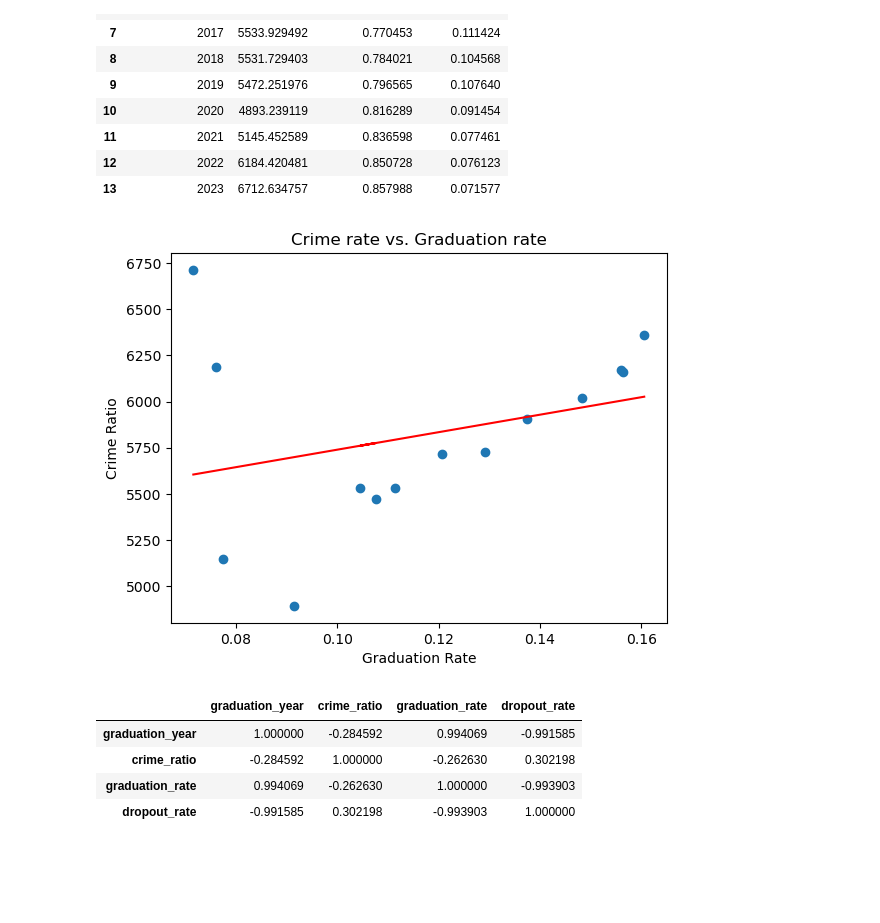
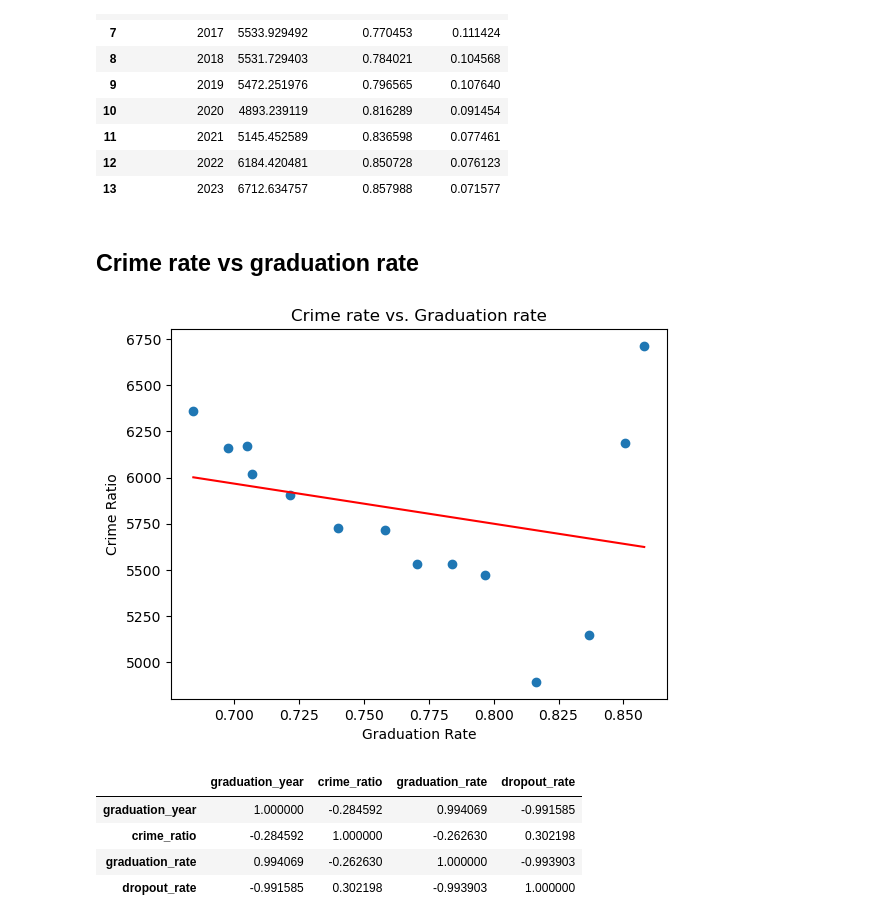
Before and after one commit to Jeff-Brady/crime_nerds, a Jupyter notebook: Almu/notebook_almu.ipynb, the cells around one changed output. Cells and saved outputs as stored; diff of their text form; code cells hidden in the pictures; blank space fills up the shorter version.

```diff
--- a/Almu/notebook_almu.ipynb
+++ b/Almu/notebook_almu.ipynb
@@ -1409,28 +1387,30 @@ crime_rate_education_merge_total
 | 11 | 2021 | 5145.452589 | 0.836598 | 0.077461 |
 | 12 | 2022 | 6184.420481 | 0.850728 | 0.076123 |
 | 13 | 2023 | 6712.634757 | 0.857988 | 0.071577 |
+# %% [markdown]
+## Crime rate vs graduation rate
 # %%
 # Create a scatter plot
-plt.scatter(crime_rate_education_merge_total['dropout_rate'], crime_rate_education_merge_total['crime_ratio'], label='Data')
+plt.scatter(crime_rate_education_merge_total['graduation_rate'], crime_rate_education_merge_total['crime_ratio'], label='Data')
 
 # Fit a linear regression model
-X = crime_rate_education_merge_total['dropout_rate'].values.reshape(-1, 1)
+X = crime_rate_education_merge_total['graduation_rate'].values.reshape(-1, 1)
 y = crime_rate_education_merge_total['crime_ratio'].values
 model = LinearRegression().fit(X, y)
 
 # Plot the regression line
 plt.plot(X, model.predict(X), color='red')
 
 # Add labels and title
 plt.xlabel('Graduation Rate')
 plt.ylabel('Crime Ratio')
 plt.title('Crime rate vs. Graduation rate')
 #plt.legend()
 
 # Show plot
 plt.show()
 # %% [output]
-[figure, old version]
+[figure, new version]
 # %%
 correlation_matrix = crime_rate_education_merge_total.corr()
 correlation_matrix
```
Also changed, not shown: parts of 18 cells of this notebook.
